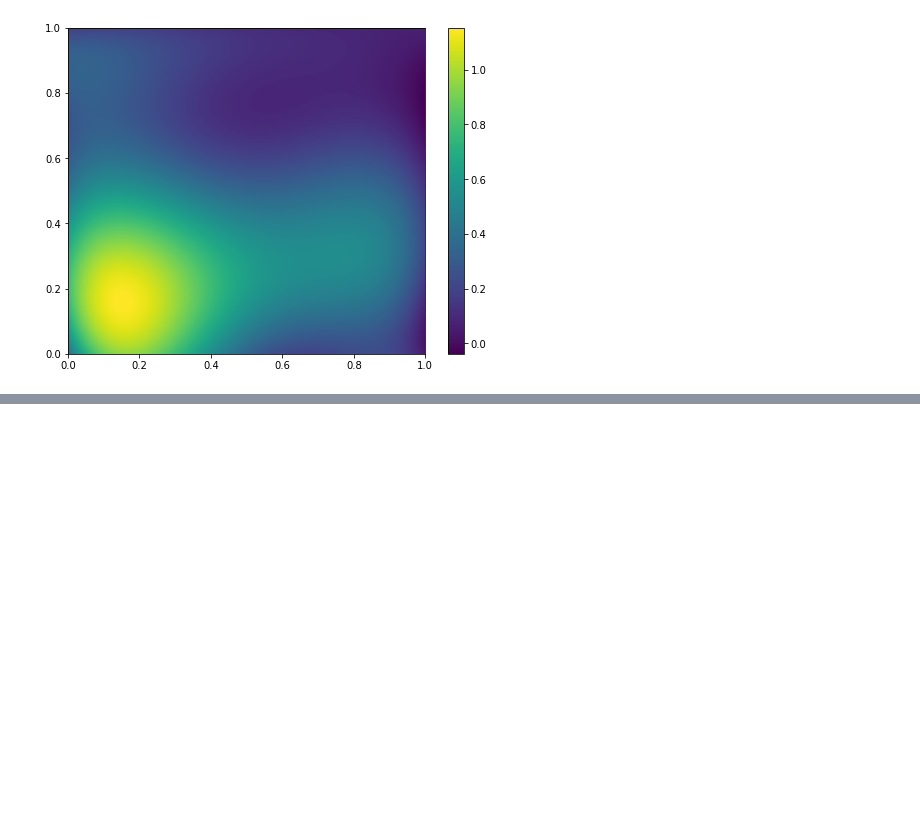
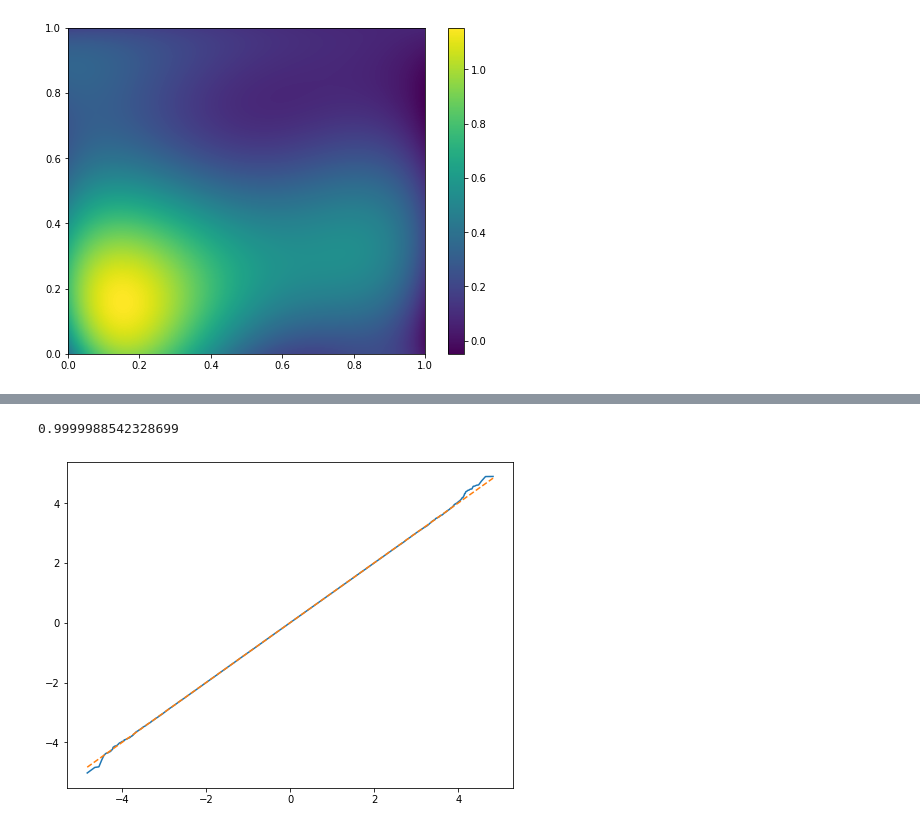
Before and after one commit to asdfbat/FYS-STK4155, a Jupyter notebook: Project1/jupyter/testing.ipynb, the cells around one changed output, grey strips where cells are left out. Drawn from its saved outputs; the diff is of its cells as text; code cells hidden in the pictures; blank space fills up the shorter version.

```diff
--- a/Project1/jupyter/testing.ipynb
+++ b/Project1/jupyter/testing.ipynb
@@ -80,0 +100,10 @@ r2_score(data, pred_data)
+# %%
+(x, y), (slope, intercept, r) = scipy.stats.probplot(noise_pred.flatten());
+
+plt.figure(figsize = (8,6))
+plt.plot(x,y);
+plt.plot(x, intercept + x*slope, ls="--")
+r
+# %% [output]
+0.9999988542328699
+[figure, added]
```
Also changed, not shown: parts of 16 cells of this notebook.
